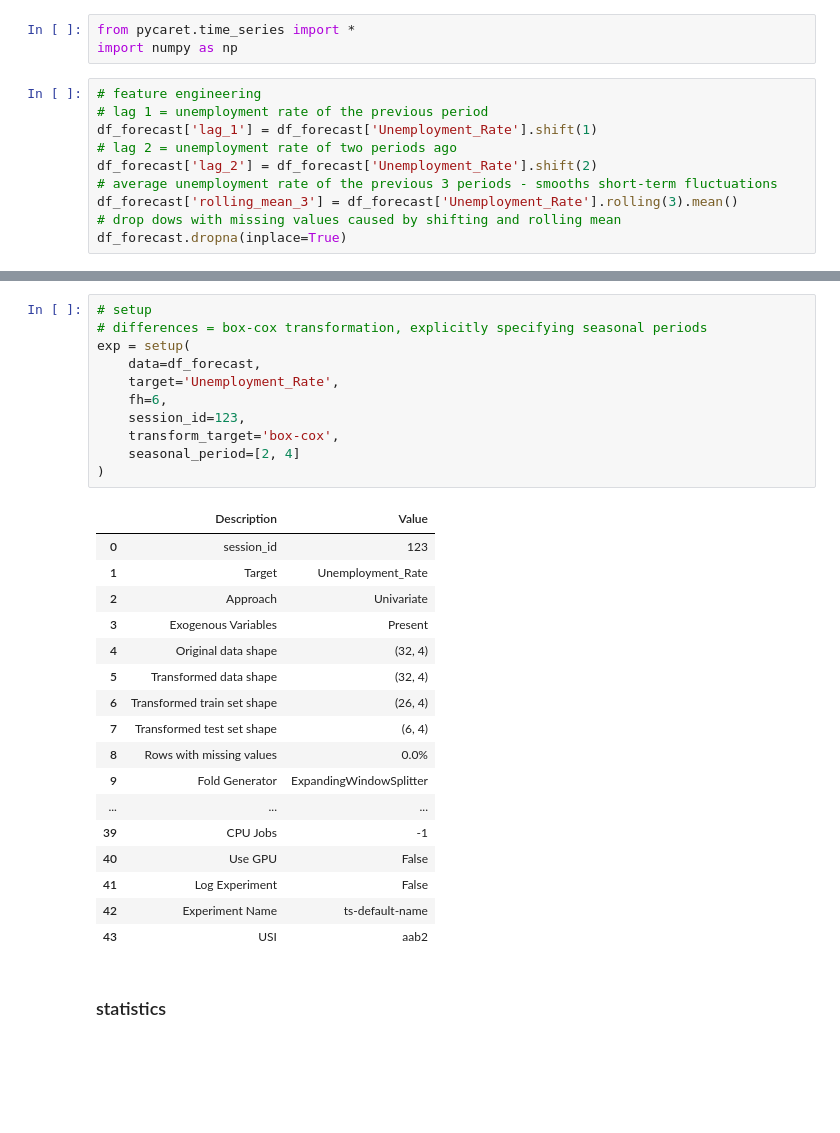
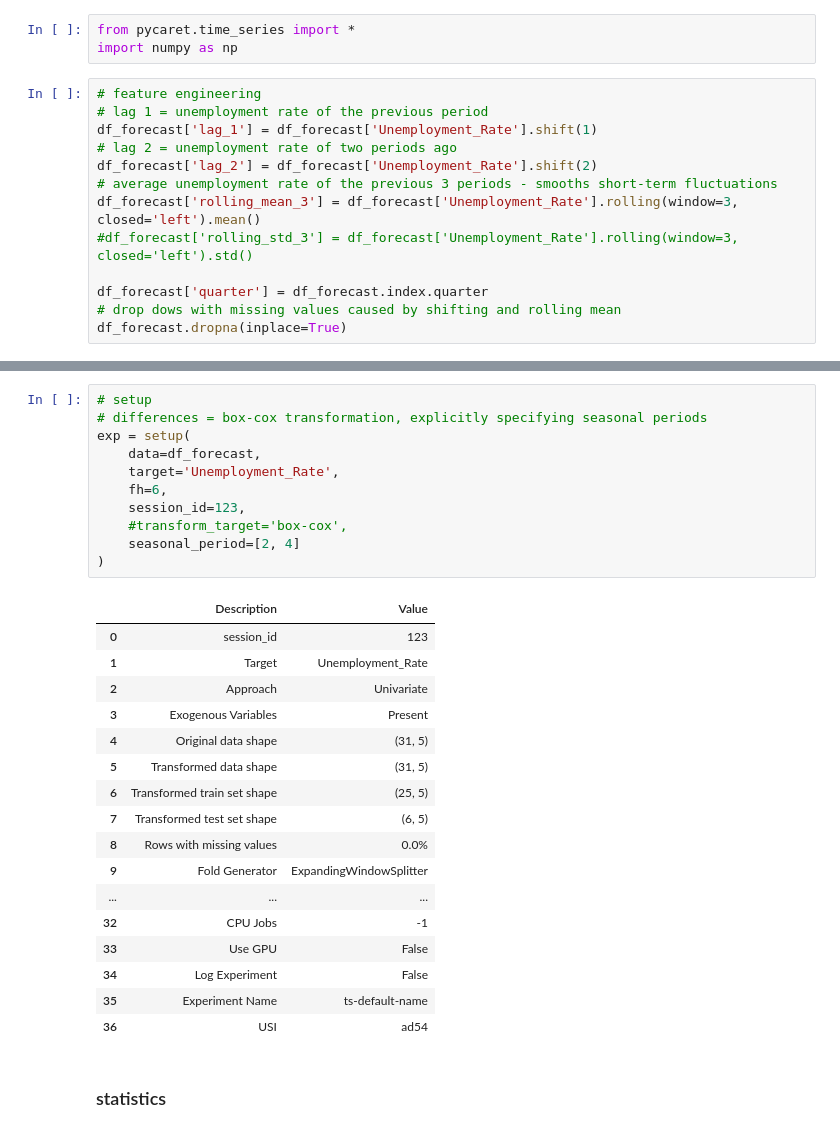
Before and after one commit to imajirzl/thesis-unemployment-rate, a Jupyter notebook: analysis/youth_tuning.ipynb, the cells around one changed output, grey strips where cells are left out. Cells and saved outputs as stored; diff of their text form; blank space fills up the shorter version.

```diff
--- a/analysis/youth_tuning.ipynb
+++ b/analysis/youth_tuning.ipynb
@@ -33,6 +33,9 @@ df_forecast['lag_1'] = df_forecast['Unemployment_Rate'].shift(1)
 # lag 2 = unemployment rate of two periods ago
 df_forecast['lag_2'] = df_forecast['Unemployment_Rate'].shift(2)
 # average unemployment rate of the previous 3 periods - smooths short-term fluctuations
-df_forecast['rolling_mean_3'] = df_forecast['Unemployment_Rate'].rolling(3).mean()
+df_forecast['rolling_mean_3'] = df_forecast['Unemployment_Rate'].rolling(window=3, closed='left').mean()
+#df_forecast['rolling_std_3'] = df_forecast['Unemployment_Rate'].rolling(window=3, closed='left').std()
+
+df_forecast['quarter'] = df_forecast.index.quarter
 # drop dows with missing values caused by shifting and rolling mean
 df_forecast.dropna(inplace=True)
@@ -39,32 +51,32 @@ df_forecast.dropna(inplace=True)
 # %%
 # setup
 # differences = box-cox transformation, explicitly specifying seasonal periods
 exp = setup(
     data=df_forecast,
     target='Unemployment_Rate',
     fh=6,
     session_id=123,
-    transform_target='box-cox',
+    #transform_target='box-cox',
     seasonal_period=[2, 4]
 )
 # %% [output]
 |  | Description | Value |
 | 0 | session_id | 123 |
 | 1 | Target | Unemployment_Rate |
 | 2 | Approach | Univariate |
 | 3 | Exogenous Variables | Present |
-| 4 | Original data shape | (32, 4) |
-| 5 | Transformed data shape | (32, 4) |
-| 6 | Transformed train set shape | (26, 4) |
-| 7 | Transformed test set shape | (6, 4) |
+| 4 | Original data shape | (31, 5) |
+| 5 | Transformed data shape | (31, 5) |
+| 6 | Transformed train set shape | (25, 5) |
+| 7 | Transformed test set shape | (6, 5) |
 | 8 | Rows with missing values | 0.0% |
 | 9 | Fold Generator | ExpandingWindowSplitter |
 | ... | ... | ... |
-| 39 | CPU Jobs | -1 |
-| 40 | Use GPU | False |
-| 41 | Log Experiment | False |
-| 42 | Experiment Name | ts-default-name |
-| 43 | USI | aab2 |
+| 32 | CPU Jobs | -1 |
+| 33 | Use GPU | False |
+| 34 | Log Experiment | False |
+| 35 | Experiment Name | ts-default-name |
+| 36 | USI | ad54 |
 # %% [markdown]
 ### statistics
 # %%
```
Also changed, not shown: parts of 12 cells of this notebook, 2 other files.
